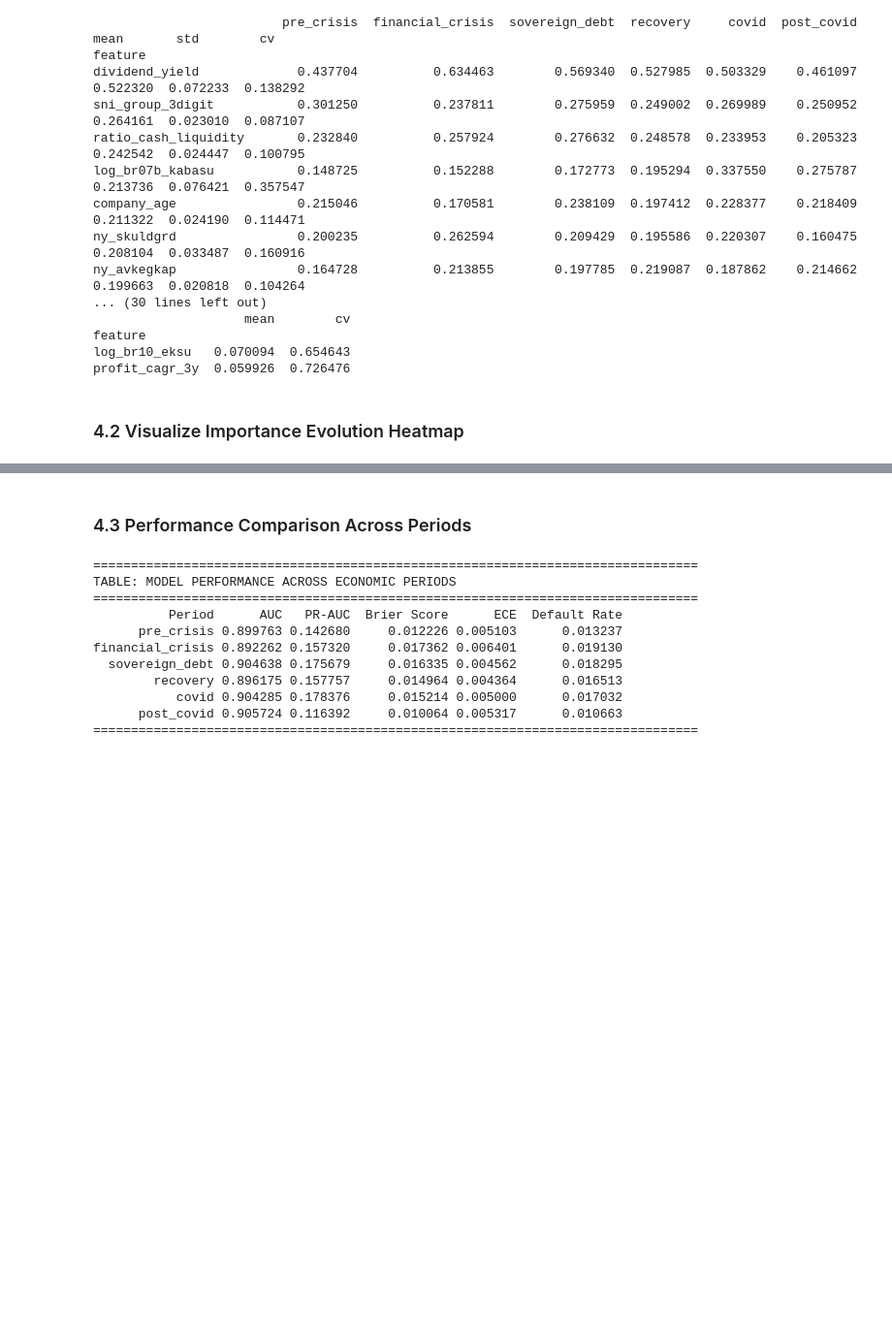
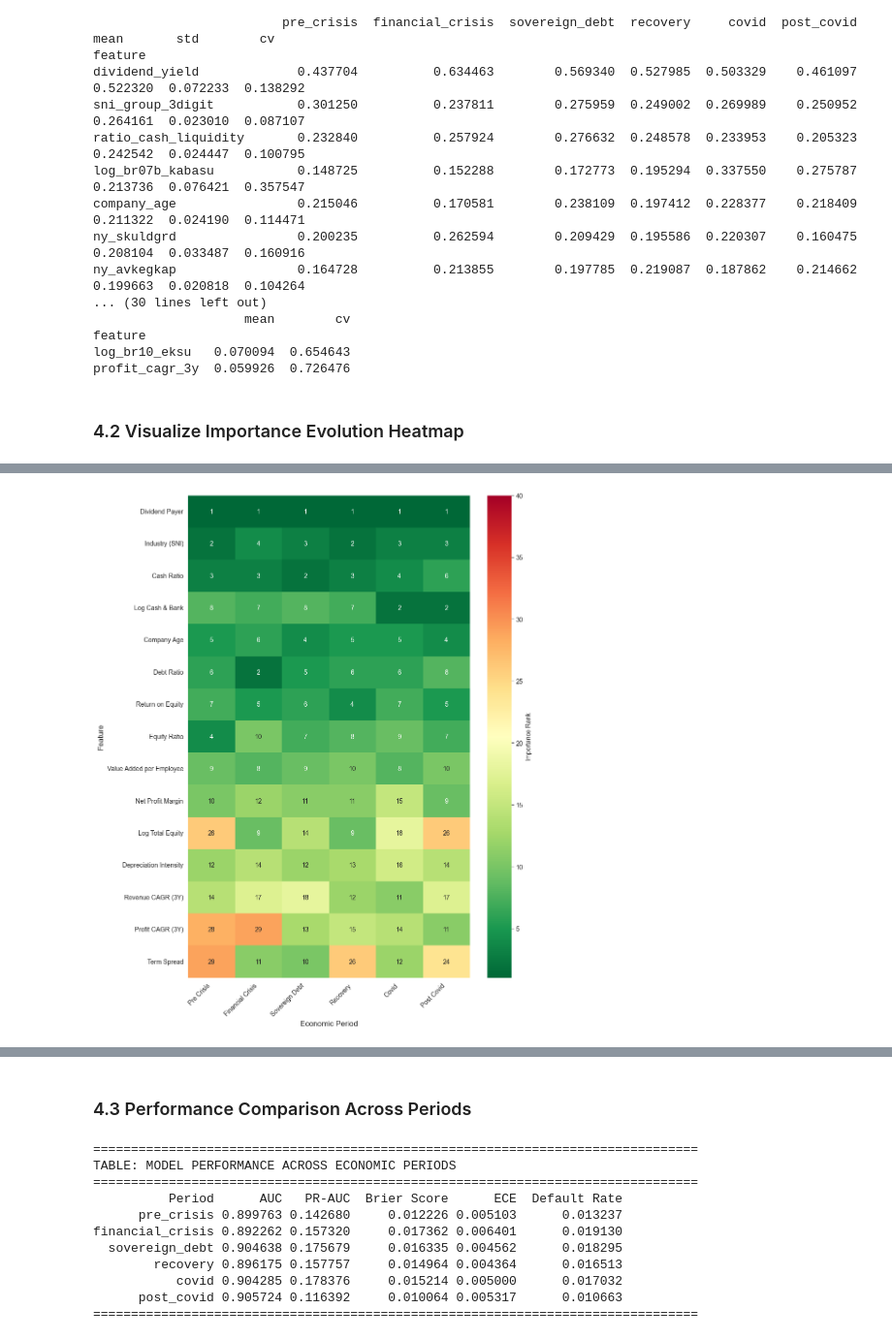
Before and after one commit to vilhelm-k/credit-risk-xai-thesis, a Jupyter notebook: notebooks/05b_xai_temporal.ipynb, the cells around one changed output, grey strips where cells are left out. Shown at 97% size. Cells and saved outputs as stored; diff of their text form; code cells hidden in the pictures; blank space fills up the shorter version.

```diff
--- a/notebooks/05b_xai_temporal.ipynb
+++ b/notebooks/05b_xai_temporal.ipynb
@@ -484,0 +439,89 @@ Reading the heatmap:
+# %%
+# Create heatmap of feature importance ranks over time
+fig, ax = plt.subplots(1, 1, figsize=(10, 12))
+
+FEATURE_NAME_MAP = {
+    # Base Features (3)
+    'company_age': 'Company Age',
+    'sni_group_3digit': 'Industry (SNI)',
+    'ser_laen': 'County',
+    # Nyckeltal Ratios (10)
+    'ny_foradlvpanst': 'Value Added per Employee',
+    'ny_kapomsh': 'Capital Turnover',
+    'ny_rs': 'Interest Rate on Debt',  # From serrano_columns.md: "Interest rate on debt"
+    'ny_skuldgrd': 'Debt Ratio',
+    'ny_solid': 'Equity Ratio',
+    'ny_avkegkap': 'Return on Equity',
+    'ny_kasslikv': 'Quick Ratio',
+    'ny_nettomarg': 'Net Profit Margin',
+    'ny_omspanst': 'Revenue per Employee',
+    'ny_omsf': 'Revenue Growth (YoY)',
+    # Log-Transformed Nominal Features (2)
+    'log_br07b_kabasu': 'Log Cash & Bank',
+    'log_br10_eksu': 'Log Total Equity',
+    # Engineered Ratio Features (5)
+    'ratio_depreciation_cost': 'Depreciation Intensity',
+    'ratio_cash_interest_cov': 'Cash Interest Coverage',
+    'ratio_cash_liquidity': 'Cash Ratio',
+    'ratio_retained_earnings_equity': 'Retained Earnings / Equity',
+    'dividend_yield': 'Dividend Payer',
+    # Working Capital Efficiency (2)
+    'dso_days': 'Days Sales Outstanding',
+    'dpo_days': 'Days Payables Outstanding',
+    # Year-over-Year Trends (3)
+    'ny_solid_yoy_diff': 'Equity Ratio Δ (YoY)',
+    'ratio_cash_liquidity_yoy_abs': 'Cash Ratio Δ (YoY)',
+    'inventory_days_yoy_diff': 'Inventory Days Δ (YoY)',
+    # Multi-Year Temporal Features (3)
+    'revenue_cagr_3y': 'Revenue CAGR (3Y)',
+    'profit_cagr_3y': 'Profit CAGR (3Y)',
+    'revenue_drawdown_5y': 'Revenue Drawdown (5Y)',
+    # Macroeconomic Conditions (1)
+    'term_spread': 'Term Spread',
+}
+
+# Get top 15 features by mean importance
+top_20_features = importance_evolution.head(15).index.tolist()
+
+# Create rank matrix with nice names for display
+rank_matrix = pd.DataFrame(index=top_20_features, columns=list(PERIODS.keys()))
+for period_name in PERIODS.keys():
+    ranks = importance_evolution[period_name].rank(ascending=False)
+    rank_matrix[period_name] = ranks[top_20_features]
+
+# Create display labels using nice names
+display_labels = [FEATURE_NAME_MAP.get(f, f) for f in top_20_features]
+
+# Plot heatmap
+sns.heatmap(
+    rank_matrix.astype(float),
+    annot=True,
+    fmt='.0f',
+    cmap='RdYlGn_r',
+    cbar_kws={'label': 'Importance Rank'},
+    ax=ax,
+    vmin=1,
+    vmax=40,
+    yticklabels=display_labels  # Use nice names for y-axis
+)
+
+ax.set_xlabel('Economic Period', fontsize=12)
+ax.set_ylabel('Feature', fontsize=12)
+ax.set_xticklabels([p.replace('_', ' ').title() for p in PERIODS.keys()], rotation=45, ha='right')
+
+PROJ_ROOT = Path.cwd().parent
+if str(PROJ_ROOT) not in sys.path:
+    sys.path.append(str(PROJ_ROOT))
+FIGURES_DIR = PROJ_ROOT / "figures"
+
+plt.tight_layout()
+fig.savefig(FIGURES_DIR / 'shap_importance_over_time.pdf', format='pdf', bbox_inches='tight', pad_inches=0.02)
+plt.show()
+
+print("\nReading the heatmap:")
+print("  • Green = Top ranked (most important)")
+print("  • Red = Lower ranked (less important)")
+print("  • Horizontal consistency = Stable importance")
+print("  • Color changes = Regime-dependent importance")
+# %% [output]
+[figure, added]
```
Also changed, not shown: parts of 2 cells of this notebook, 22 other files.
